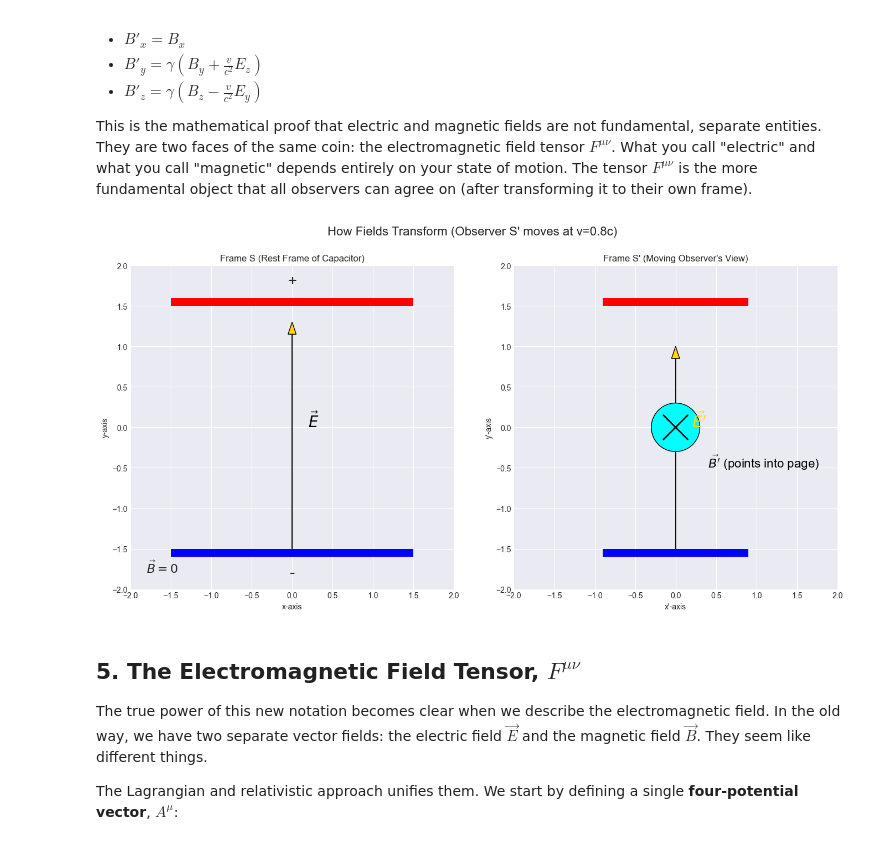
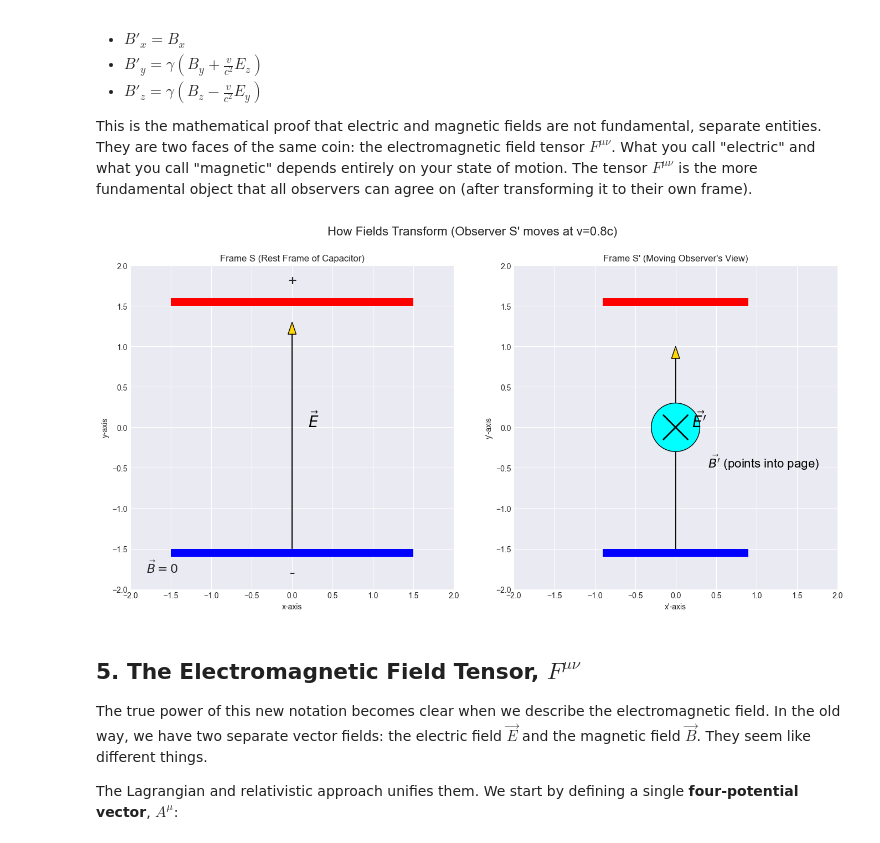
Before and after one commit to BBCnewslondon/Theories, a Jupyter notebook: chapter2.ipynb, the cells around one changed output. Drawn from its saved outputs; the diff is of its cells as text; code cells hidden in the pictures.

Commit message:
Improved graph readability

```diff
--- a/chapter2.ipynb
+++ b/chapter2.ipynb
@@ -311,35 +311,35 @@ ax1.text(0, -1.8, '-', ha='center', va='center', fontsize=20)
 ax1.arrow(0, -1.5, E[0], E[1]*2.8, head_width=0.1, head_length=0.15, fc='gold', ec='black', length_includes_head=True)
 ax1.text(0.2, 0, '$\\vec{E}$', fontsize=20, color='black')
 ax1.text(-1.8, -1.8, '$\\vec{B} = 0$', fontsize=16)
 ax1.set_xlabel("x-axis")
 ax1.set_ylabel("y-axis")
 
 # Plot for Frame S' (Moving Frame)
 ax2.set_title("Frame S' (Moving Observer's View)")
 ax2.set_xlim(-2, 2)
 ax2.set_ylim(-2, 2)
 ax2.set_aspect('equal')
 # Draw moving capacitor plates (length contracted)
 ax2.add_patch(patches.Rectangle((-1.5 / gamma, 1.5), 3 / gamma, 0.1, facecolor='red'))
 ax2.add_patch(patches.Rectangle((-1.5 / gamma, -1.6), 3 / gamma, 0.1, facecolor='blue'))
 # Draw E-field vector (it's stronger in S')
 ax2.arrow(0, -1.5, E_prime[0], E_prime[1]*1.5, head_width=0.1, head_length=0.15, fc='gold', ec='black', length_includes_head=True)
-ax2.text(0.2, 0, "$\\vec{E'}$", fontsize=20, color='gold')
+ax2.text(0.2, 0, "$\\vec{E'}$", fontsize=20, color='black')
 # Draw B-field vector (it appears in S'!)
 # We draw a circle with a dot to represent a vector pointing out of the page (positive z-direction)
 # But our B'_z is negative, so it points into the page (a circle with an 'x')
 ax2.add_patch(patches.Circle((0, 0), 0.3, facecolor='cyan', edgecolor='black'))
 ax2.plot([-0.15, 0.15], [-0.15, 0.15], color='black', lw=2)
 ax2.plot([-0.15, 0.15], [0.15, -0.15], color='black', lw=2)
 ax2.text(0.4, -0.5, "$\\vec{B'}$ (points into page)", fontsize=16, color='black')
 ax2.set_xlabel("x'-axis")
 ax2.set_ylabel("y'-axis")
 
 
 plt.tight_layout(rect=[0, 0, 1, 0.95])
 plt.show()
 # %% [output]
-[figure, old version]
+[figure, new version]
 # %% [markdown]
 ## 5. The Electromagnetic Field Tensor, $F^{\mu\nu}$
 
```
